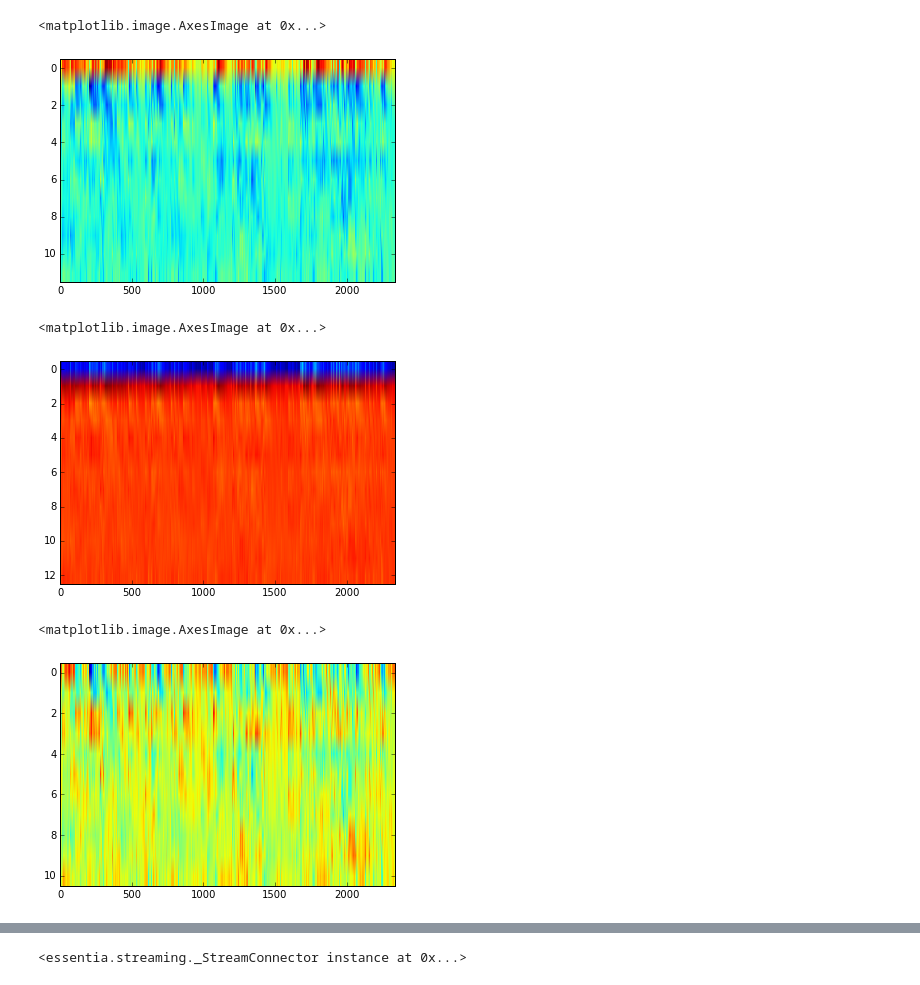
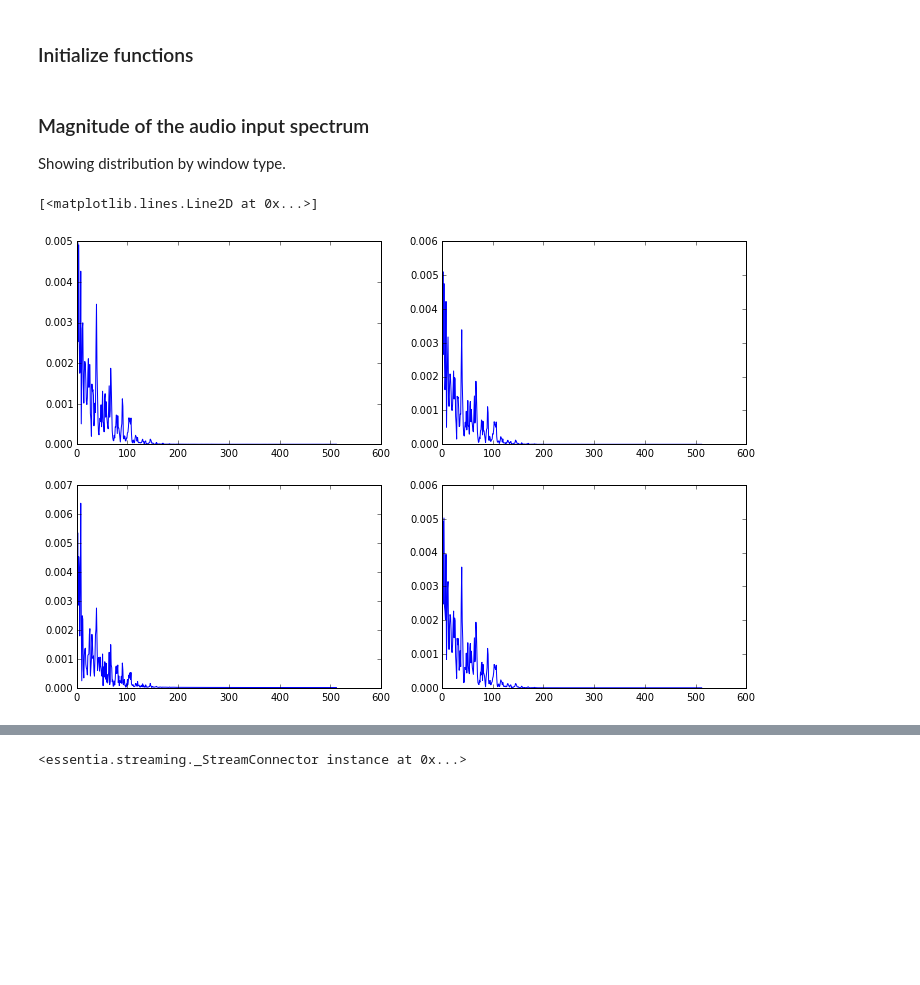
Before and after one commit to MickyDowns/deep-keras-music-net, a Jupyter notebook: music_study_aid.ipynb, the cells around one changed output, grey strips where cells are left out. Drawn from its saved outputs; the diff is of its cells as text; code cells hidden in the pictures; blank space fills up the shorter version.

```diff
--- a/music_study_aid.ipynb
+++ b/music_study_aid.ipynb
@@ -100,27 +47,0 @@ plot(spec)
-# %%
-mfccs = []
-
-for frame in FrameGenerator(audio, frameSize = 1024, hopSize = 512):
-    mfcc_bands, mfcc_coeffs = mfcc(spectrum(w(frame)))
-    mfccs.append(mfcc_coeffs)
-
-# transpose to have it in a better shape
-# we need to convert the list to an essentia.array first (== numpy.array of floats)
-mfccs = essentia.array(mfccs).T
-
-# and plot
-plt.imshow(mfccs[1:,:], aspect = 'auto')
-# We ignored the first MFCC coefficient to disregard the power of the signal and only plot its spectral shape
-# %% [output]
-<matplotlib.image.AxesImage at 0x...>
-[figure, removed]
-# %%
-plt.imshow(mfccs[:,:], aspect = 'auto')
-# %% [output]
-<matplotlib.image.AxesImage at 0x...>
-[figure, removed]
-# %%
-plt.imshow(mfccs[2:,:], aspect = 'auto')
-# %% [output]
-<matplotlib.image.AxesImage at 0x...>
-[figure, removed]
@@ -129,0 +48,2 @@ fft = FFT()
+# %% [markdown]
+### Initialize functions
@@ -129,0 +89,29 @@ fft = FFT()
+# %% [markdown]
+### Magnitude of the audio input spectrum
+
+Showing distribution by window type.
+# %%
+frame = audio[1*44100 : 1*44100 + 1024]
+
+plt.figure(figsize=(12, 8))
+#plt.rcParams['figure.figsize'] = (12.0, 8.0)
+#plt.subplots_adjust(wspace=0, hspace=0)
+
+w_hm = Windowing(type = 'hamming')
+spec = spectrum(w_hm(frame))
+plt.subplot(2,2,1); plt.plot(spec)
+
+w_tr = Windowing(type = 'triangular')
+spec = spectrum(w_tr(frame))
+plt.subplot(2,2,2); plt.plot(spec)
+
+w_sq = Windowing(type = 'square')
+spec = spectrum(w_sq(frame))
+plt.subplot(2,2,3); plt.plot(spec)
+
+w_hn = Windowing(type = 'hann')
+spec = spectrum(w_hn(frame))
+plt.subplot(2,2,4); plt.plot(spec)
+# %% [output]
+[<matplotlib.lines.Line2D at 0x...>]
+[figure, added]
```
Also changed, not shown: parts of 30 cells of this notebook.
